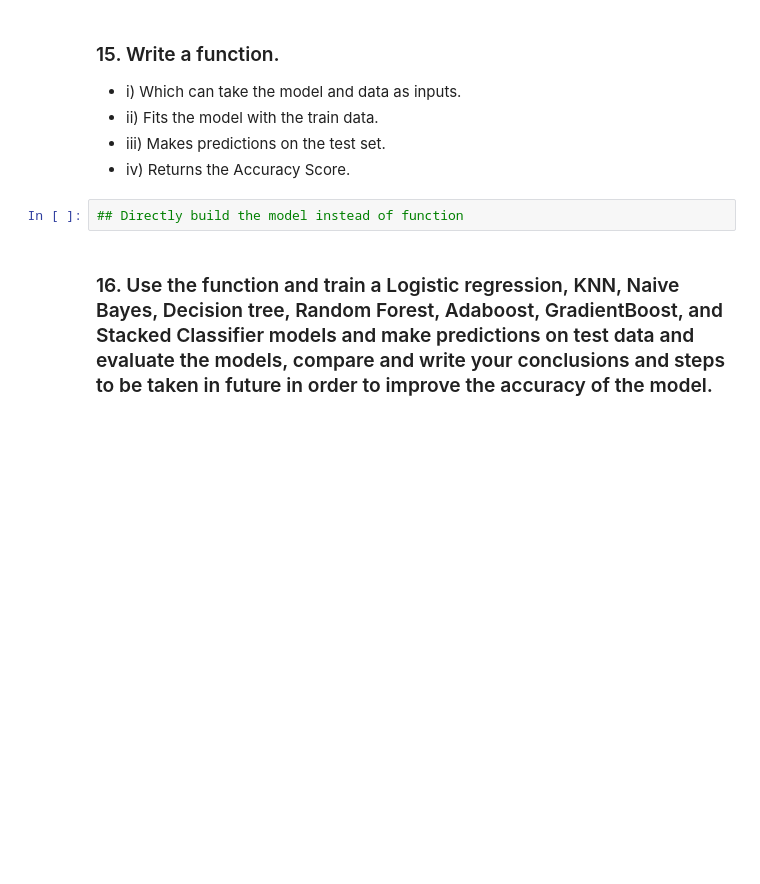
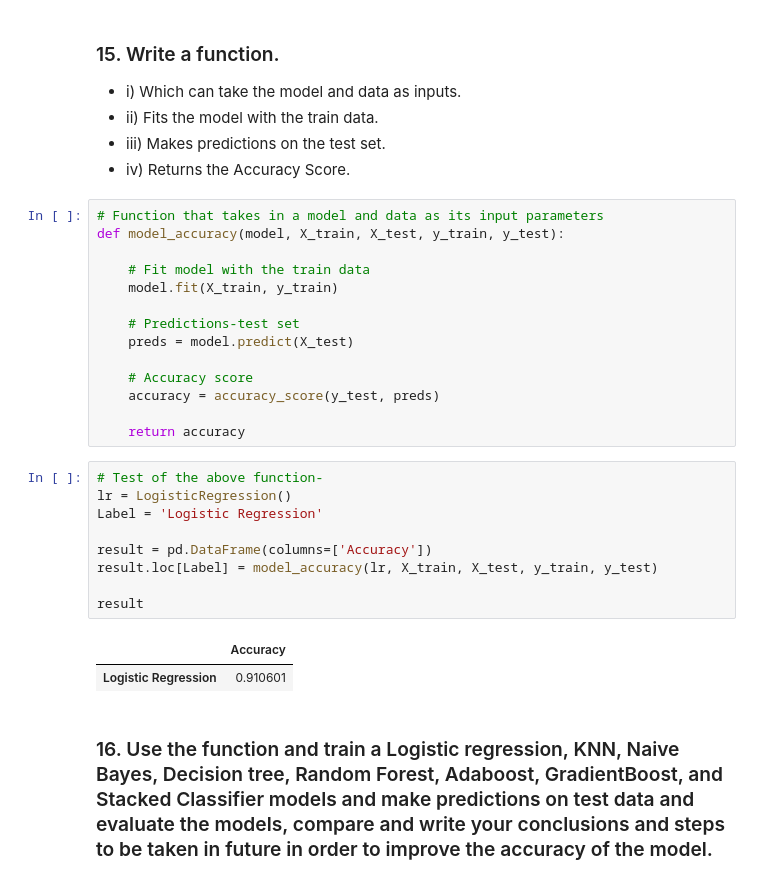
Before and after one commit to pratikshasolunke124/Pratiksha_lab3_pythonDS, a Jupyter notebook: Supervised Learning - Lab Problem Statement.ipynb, the cells around one changed output. Cells and saved outputs as stored; diff of their text form; blank space fills up the shorter version.

```diff
--- a/Supervised Learning - Lab Problem Statement.ipynb
+++ b/Supervised Learning - Lab Problem Statement.ipynb
@@ -318,8 +334,32 @@ X_train.head()
 - ii) Fits the model with the train data.
 - iii) Makes predictions on the test set.
 - iv) Returns the Accuracy Score.
-# %%
-## Directly build the model instead of function
+# %%
+# Function that takes in a model and data as its input parameters
+def model_accuracy(model, X_train, X_test, y_train, y_test):
+
+    # Fit model with the train data
+    model.fit(X_train, y_train)
+
+    # Predictions-test set
+    preds = model.predict(X_test)
+
+    # Accuracy score
+    accuracy = accuracy_score(y_test, preds)
+
+    return accuracy
+# %%
+# Test of the above function-
+lr = LogisticRegression()
+Label = 'Logistic Regression'
+
+result = pd.DataFrame(columns=['Accuracy'])
+result.loc[Label] = model_accuracy(lr, X_train, X_test, y_train, y_test)
+
+result
+# %% [output]
+|  | Accuracy |
+| Logistic Regression | 0.910601 |
 # %% [markdown]
 ### 16. Use the function and train a Logistic regression, KNN, Naive Bayes, Decision tree, Random Forest, Adaboost, GradientBoost, and Stacked Classifier models and make predictions on test data and evaluate the models, compare and write your conclusions and steps to be taken in future in order to improve the accuracy of the model.
 # %%
```
Also changed, not shown: parts of 6 cells of this notebook.
